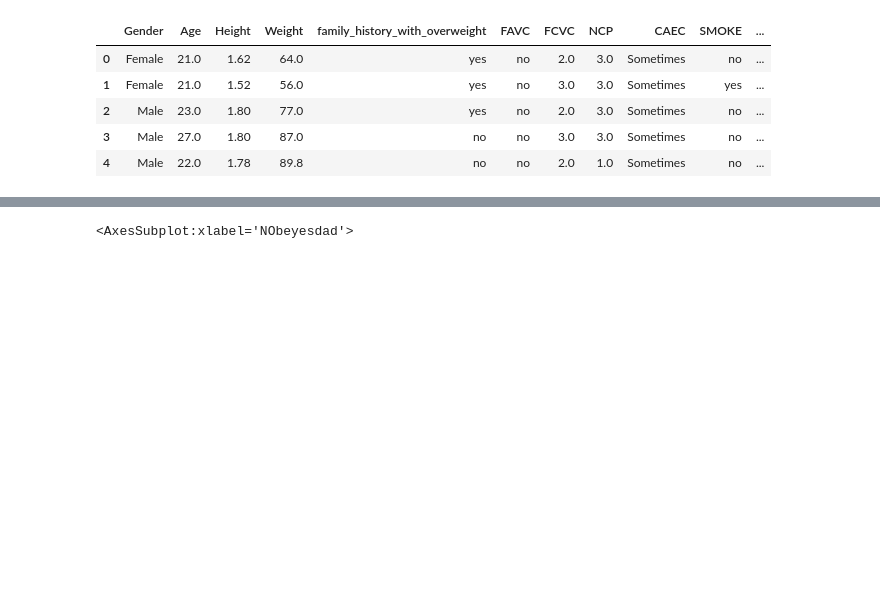
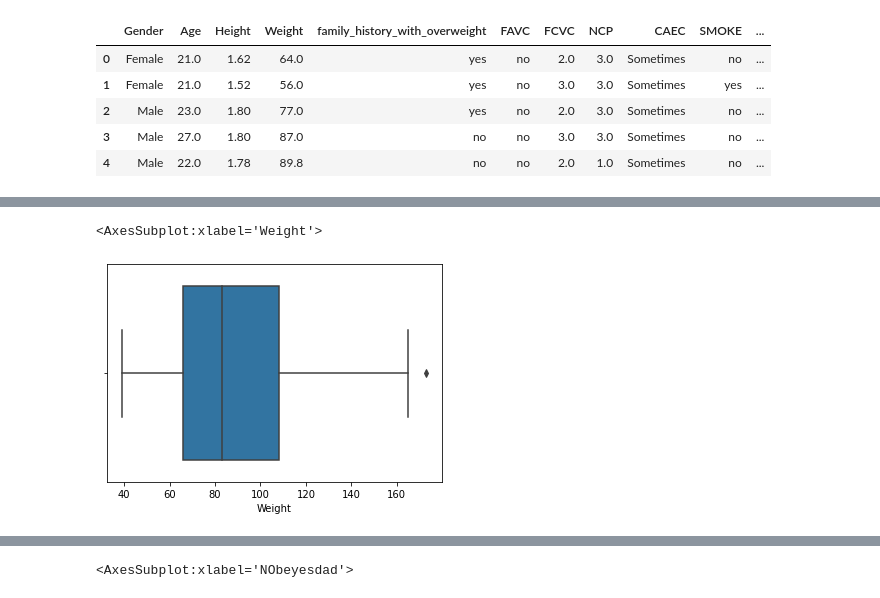
Before and after one commit to azamrahman04/CapstoneProject, a Jupyter notebook: Obesity.ipynb, the cells around one changed output, grey strips where cells are left out. Cells and saved outputs as stored; diff of their text form; code cells hidden in the pictures; blank space fills up the shorter version.

```diff
--- a/Obesity.ipynb
+++ b/Obesity.ipynb
@@ -80,0 +97,6 @@ Text(0.5, 1.0, 'Height (2nd Order) vs. Weight')
+# %%
+# Display the boxplot for Weight to identify any outliers
+sns.boxplot(df['Weight'])
+# %% [output]
+<AxesSubplot:xlabel='Weight'>
+[figure, added]
```
Also changed, not shown: parts of 34 cells of this notebook.
